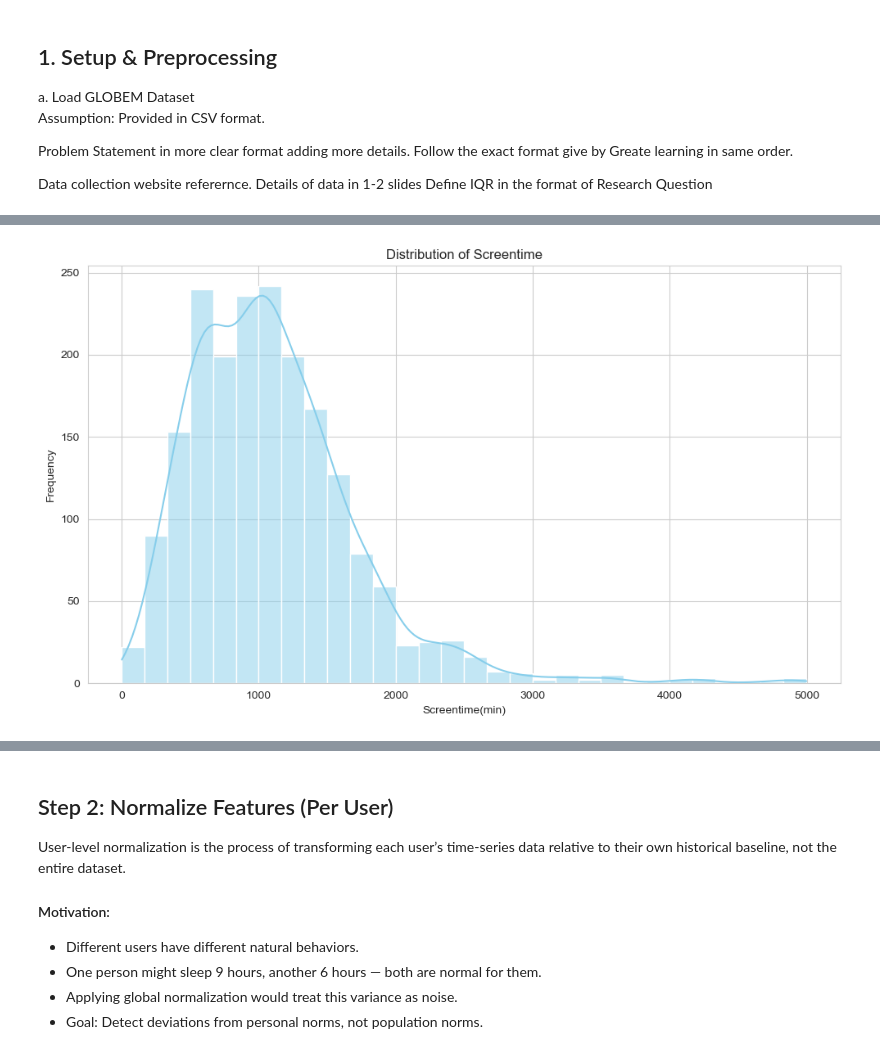
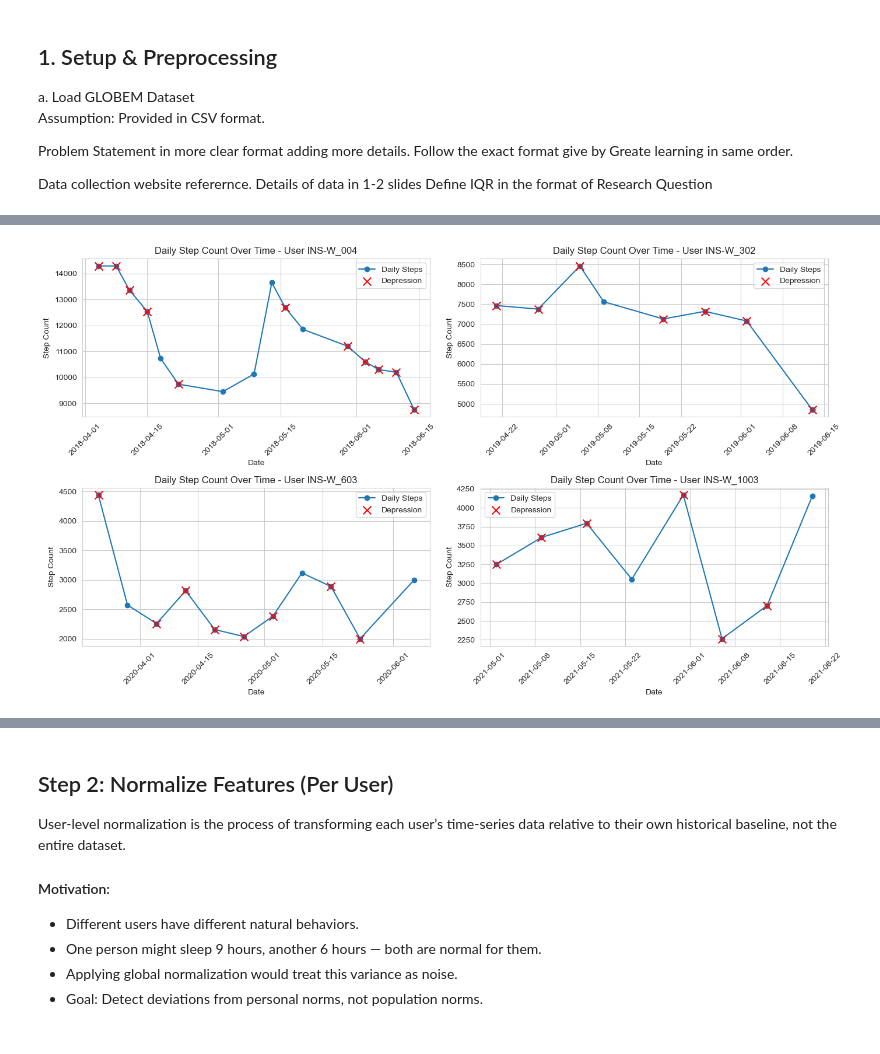
Before and after one commit to vikasailearning/Depression-Detection-, a Jupyter notebook: PythonProject/notebook.ipynb, the cells around one changed output, grey strips where cells are left out. Drawn from its saved outputs; the diff is of its cells as text; code cells hidden in the pictures.

```diff
--- a/PythonProject/notebook.ipynb
+++ b/PythonProject/notebook.ipynb
@@ -134,19 +36,0 @@ plt.show()
-# %%
-import pandas as pd
-import matplotlib.pyplot as plt
-import seaborn as sns
-
-# Choose a feature to visualize, e.g., daily screen time
-feature = 'screentime'  # Replace with actual column name
-
-# Plot histogram
-plt.figure(figsize=(10, 6))
-sns.histplot(features_df[feature], bins=30, kde=True, color='skyblue')
-plt.title(f'Distribution of {feature.replace("_", " ").title()}')
-plt.xlabel(feature.replace("_", " ").title()+"(min)")
-plt.ylabel('Frequency')
-plt.grid(True)
-plt.tight_layout()
-plt.show()
-# %% [output]
-[figure, removed]
@@ -152,0 +40,37 @@ plt.show()
+# %%
+user_yearly = {'INS-W_1':'INS-W_004',
+               'INS-W_2':'INS-W_302',
+               'INS-W_3':'INS-W_603',
+               'INS-W_4':'INS-W_1003',
+               }
+# %%
+def line_plot_steps_summary(data_yearly, user_yearly):
+    fig, ax = plt.subplots(2,2,figsize=(14,8))
+    ax = ax.flatten()
+    for i,dataset in enumerate(DATA_SETS[:4]):
+        data = data_yearly[dataset]
+        steps_df = data[['pid','date',step_col,'dep']].copy()
+        # Ensure proper datetime format
+        steps_df['date'] = pd.to_datetime(steps_df['date'])
+        user_id = user_yearly[dataset]
+        steps_df_user = steps_df[steps_df['pid'] == user_id]
+        ax[i].plot(steps_df_user['date'], steps_df_user[step_col], marker='o', linestyle='-', label='Daily Steps')
+        # If depression scores are available, overlay them
+        if 'dep' in steps_df_user.columns:
+            depressed_days = steps_df_user[steps_df_user['dep'] == True]  # threshold example
+            ax[i].scatter(depressed_days['date'], depressed_days[step_col],
+                    color='red', label='Depression', zorder=5, marker='x',s=100)
+        # Set labels and title
+        ax[i].set_xlabel("Date")
+        ax[i].set_ylabel("Step Count")
+        ax[i].set_title(f"Daily Step Count Over Time - User {user_id}")
+        ax[i].tick_params(axis='x', rotation=45)
+        # Show legend and grid
+        ax[i].legend()
+        ax[i].grid(True)
+    plt.tight_layout()
+    plt.show()
+# %%
+line_plot_steps_summary(data_yearly,user_yearly)
+# %% [output]
+[figure, added]
```
Also changed, not shown: parts of 39 cells of this notebook, 1 other file.
